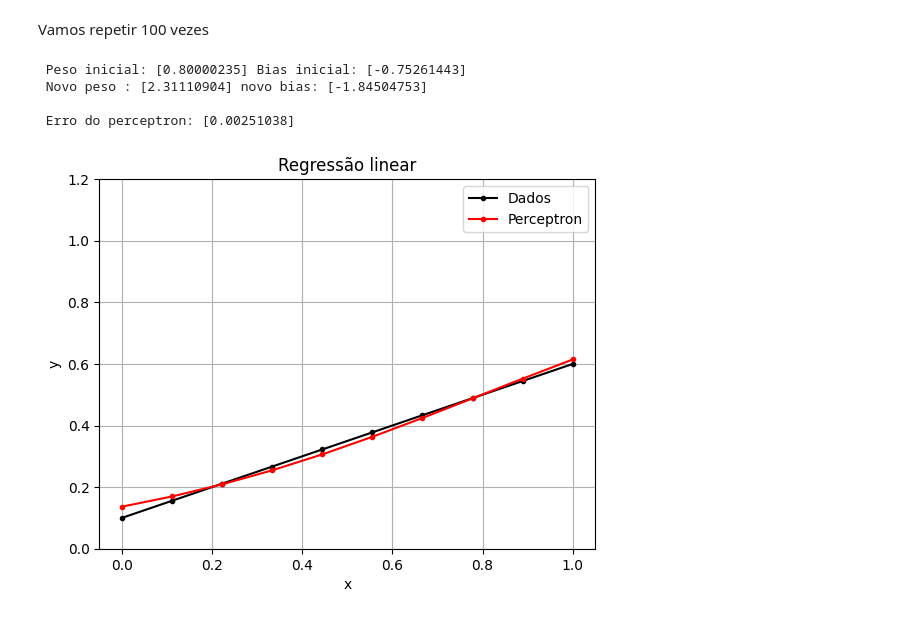
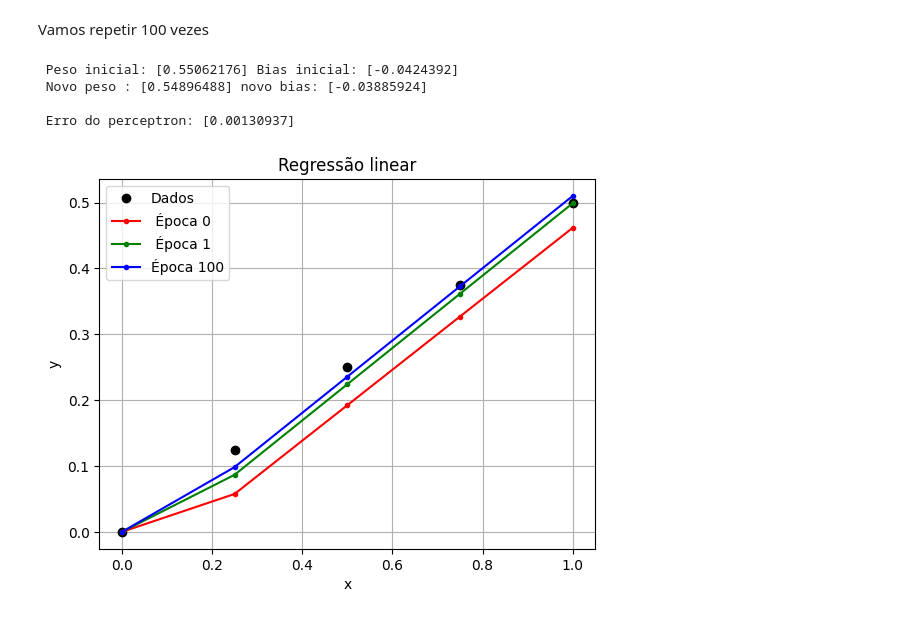
Before and after one commit to Coffee4MePlz/Notebooks_NN_Physics, a Jupyter notebook: 02-Perceptron-Regressao.ipynb, the cells around one changed output. Drawn from its saved outputs; the diff is of its cells as text; code cells hidden in the pictures.

```diff
--- a/02-Perceptron-Regressao.ipynb
+++ b/02-Perceptron-Regressao.ipynb
@@ -105,18 +66,19 @@ np.random.seed(42)
 w = np.random.randn(1)
 b    = np.random.randn(1)
 print(" Peso inicial:",w,"Bias inicial:",b)
-eta = 1
+eta = 0.1
 Loss = 0
 for indice in range(len(x)):
     x_j = x[indice]  # Input
     y_j = y[indice]  # Target
 
-    y_saida   = sigmoid(np.dot(w,x_j) + b )  # Perceptron
-    loss= y_j - y_saida
+    linear  = np.dot(w,x_j) + b
+    y_saida = Relu(linear)  # Perceptron
+    loss    = y_j - y_saida
 
-    w   +=  ( 2*eta*loss*y_saida*(1-y_saida)*x_j)
-    b   +=  ( 2*eta*loss*y_saida*(1-y_saida) )
-    Loss += loss**2#/len(x)
+    w   +=  2*eta*loss*dReLU(linear)*x_j
+    b   +=  2*eta*loss*dReLU(linear)
+    Loss += loss**2
 print(" Novo peso :",w,"novo bias:",b)
 print("\n Erro do perceptron:",Loss)
 # %% [output]
@@ -129,12 +91,11 @@ Note que o erro agora é menor devido a atualização dos pesos
 # %%
 y_saida0 = []
 for i in x:
-    y_saida0.append( sigmoid(np.dot(w,i) + b ))
+    y_saida0.append( Relu(np.dot(w,i) + b ))
 
 plt.title("Regressão linear")
-plt.plot(x,y,"k.-",label="Dados")
+plt.plot(x,y,"ko",label="Dados")
 plt.plot(x,y_saida0,"r.-",label="Perceptron")
-plt.ylim(0,1.2)
 plt.grid(True)
 plt.xlabel("x")
 plt.ylabel("y")
@@ -227,38 +190,43 @@ plt.show()
 Vamos repetir 100 vezes
 # %%
 print(" Peso inicial:",w,"Bias inicial:",b)
-for _ in range(1000):
-    eta =0.1
-    Loss = 0
-    for indice in range(len(x)):
-        x_j = x[indice]  # Input
-        y_j = y[indice]  # Target
+eta = 0.1
+Loss = 0
+for indice in range(len(x)):
+    x_j = x[indice]  # Input
+    y_j = y[indice]  # Target
 
-        y_saida   = sigmoid(np.dot(w,x_j) + b )  # Perceptron
-        loss= y_j - y_saida
+    linear  = np.dot(w,x_j) + b
+    y_saida = Relu(linear)  # Perceptron
+    loss    = y_j - y_saida
 
-        w   +=  ( 2*eta*loss*y_saida*(1-y_saida)*x_j)
-        b   +=  ( 2*eta*loss*y_saida*(1-y_saida) )
-        Loss += loss**2#/len(x)
+    w   +=  2*eta*loss*dReLU(linear)*x_j
+    b   +=  2*eta*loss*dReLU(linear)
+
+    Loss += loss**2#/len(x)
 print(" Novo peso :",w,"novo bias:",b)
 print("\n Erro do perceptron:",Loss)
 
-y_saida2 = []
+y_saidan = []
 for i in x:
-    y_saida2.append( sigmoid(np.dot(w,i) + b ))
+    y_saidan.append( Relu(np.dot(w,i) + b ))
 
 plt.title("Regressão linear")
-plt.plot(x,y,"k.-",label="Dados")
-plt.plot(x,y_saida2,"r.-",label="Perceptron")
-plt.ylim(0,1.2)
+plt.plot(x,y,"ko",label="Dados")
+#plt.plot(x,y_saida2,"b.-",label=" Época 2")
+plt.plot(x,y_saida0,"r.-",label=" Época 0")
+plt.plot(x,y_saida1,"g.-",label=" Época 1")
+
+
+plt.plot(x,y_saidan,"b.-",label="Época 100")
 plt.grid(True)
 plt.xlabel("x")
 plt.ylabel("y")
 plt.legend()
 plt.show()
 # %% [output]
- Peso inicial: [0.80000235] Bias inicial: [-0.75261443]
- Novo peso : [2.31110904] novo bias: [-1.84504753]
+ Peso inicial: [0.55062176] Bias inicial: [-0.0424392]
+ Novo peso : [0.54896488] novo bias: [-0.03885924]
 
- Erro do perceptron: [0.00251038]
+ Erro do perceptron: [0.00130937]
-[figure, old version]
+[figure, new version]
```
Also changed, not shown: parts of 18 cells of this notebook.
